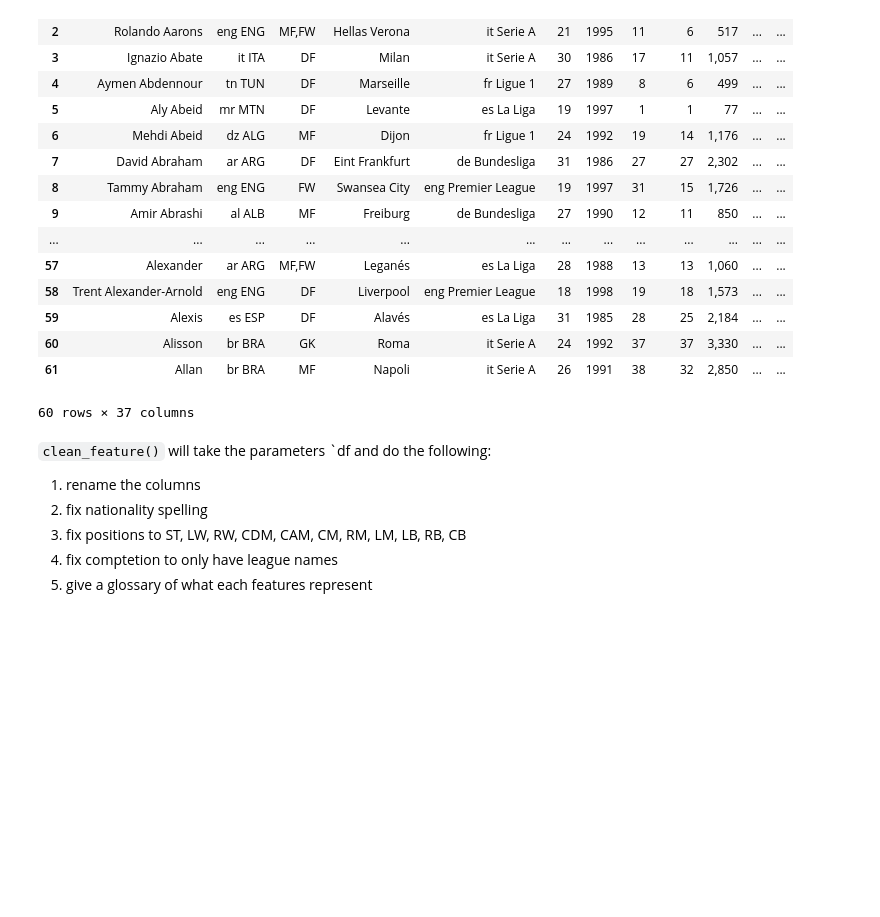
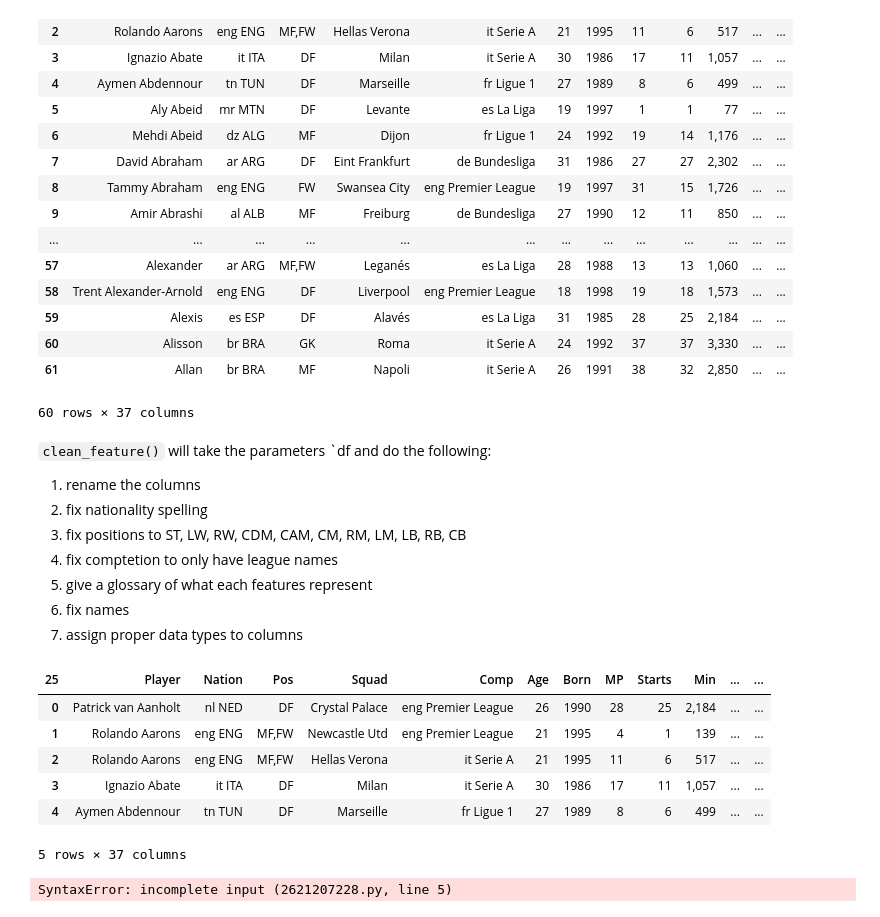
Before and after one commit to M4G1C14N5/scouting-report, a Jupyter notebook: cleaning.ipynb, the cells around one changed output. Saved outputs shown, nothing was run; the diff lists cells and outputs as text; code cells hidden in the pictures; blank space fills up the shorter version.

Commit message:
Made some changes to readme and cleaning scripts

```diff
--- a/cleaning.ipynb
+++ b/cleaning.ipynb
@@ -168,3 +168,23 @@ standard_df_change3.head(60)
 3. fix positions to ST, LW, RW, CDM, CAM, CM, RM, LM, LB, RB, CB
 4. fix comptetion to only have league names
 5. give a glossary of what each features represent
+6. fix names
+7. assign proper data types to columns
+# %%
+standard_df_change3.head()
+# %% [output]
+| 25 | Player | Nation | Pos | Squad | Comp | Age | Born | MP | Starts | Min | ... | ... |
+| 0 | Patrick van Aanholt | nl NED | DF | Crystal Palace | eng Premier League | 26 | 1990 | 28 | 25 | 2,184 | ... | ... |
+| 1 | Rolando Aarons | eng ENG | MF,FW | Newcastle Utd | eng Premier League | 21 | 1995 | 4 | 1 | 139 | ... | ... |
+| 2 | Rolando Aarons | eng ENG | MF,FW | Hellas Verona | it Serie A | 21 | 1995 | 11 | 6 | 517 | ... | ... |
+| 3 | Ignazio Abate | it ITA | DF | Milan | it Serie A | 30 | 1986 | 17 | 11 | 1,057 | ... | ... |
+| 4 | Aymen Abdennour | tn TUN | DF | Marseille | fr Ligue 1 | 27 | 1989 | 8 | 6 | 499 | ... | ... |
+5 rows × 37 columns
+# %%
+
+def clean_feature(df):
+    # we'll skip renaming the columns for now
+    # also skipped fixing names for the time being
+    # positions
+# %% [output]
+SyntaxError: incomplete input (2621207228.py, line 5)
```
Also changed, not shown: 1 other file.
